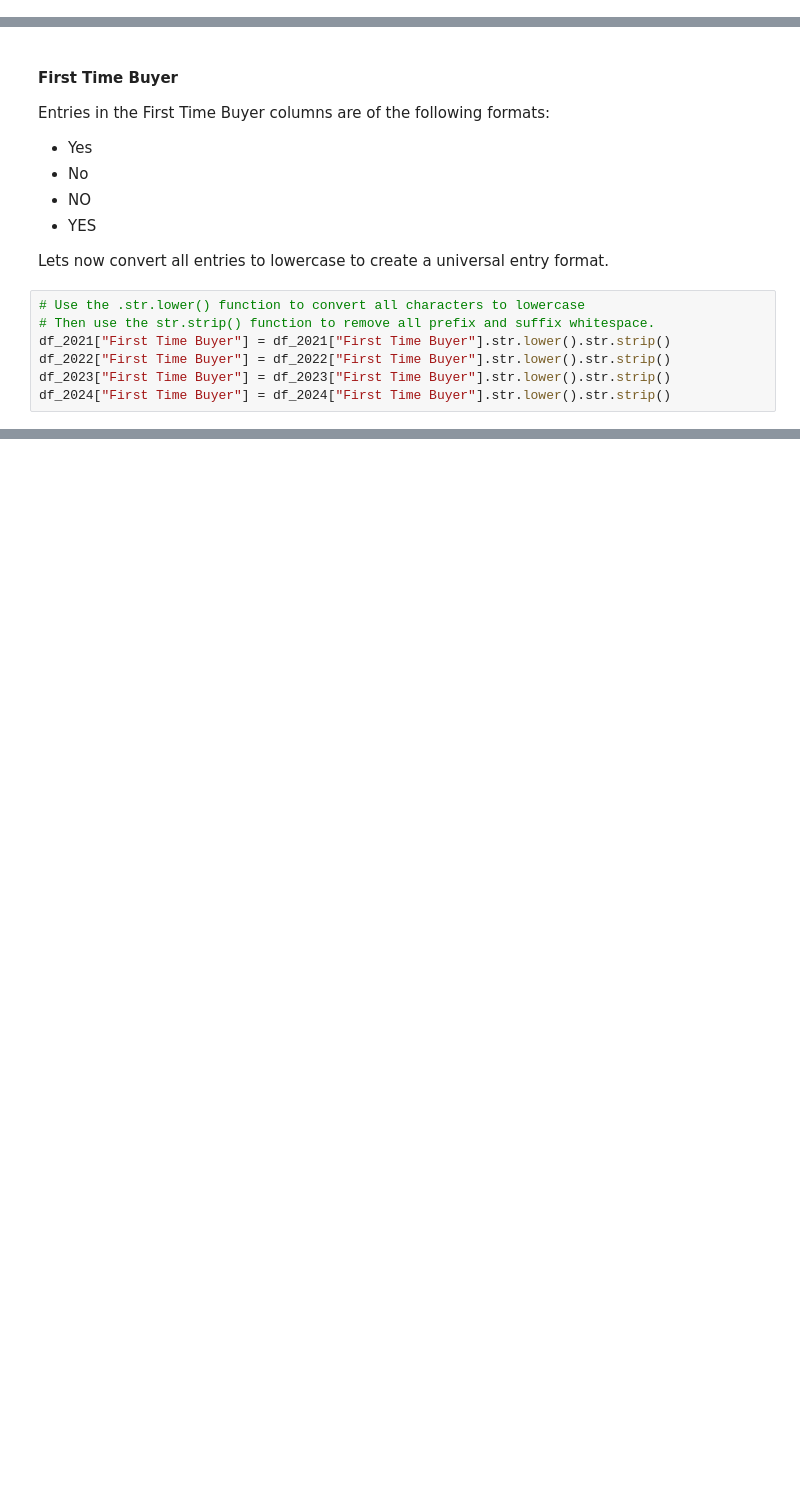
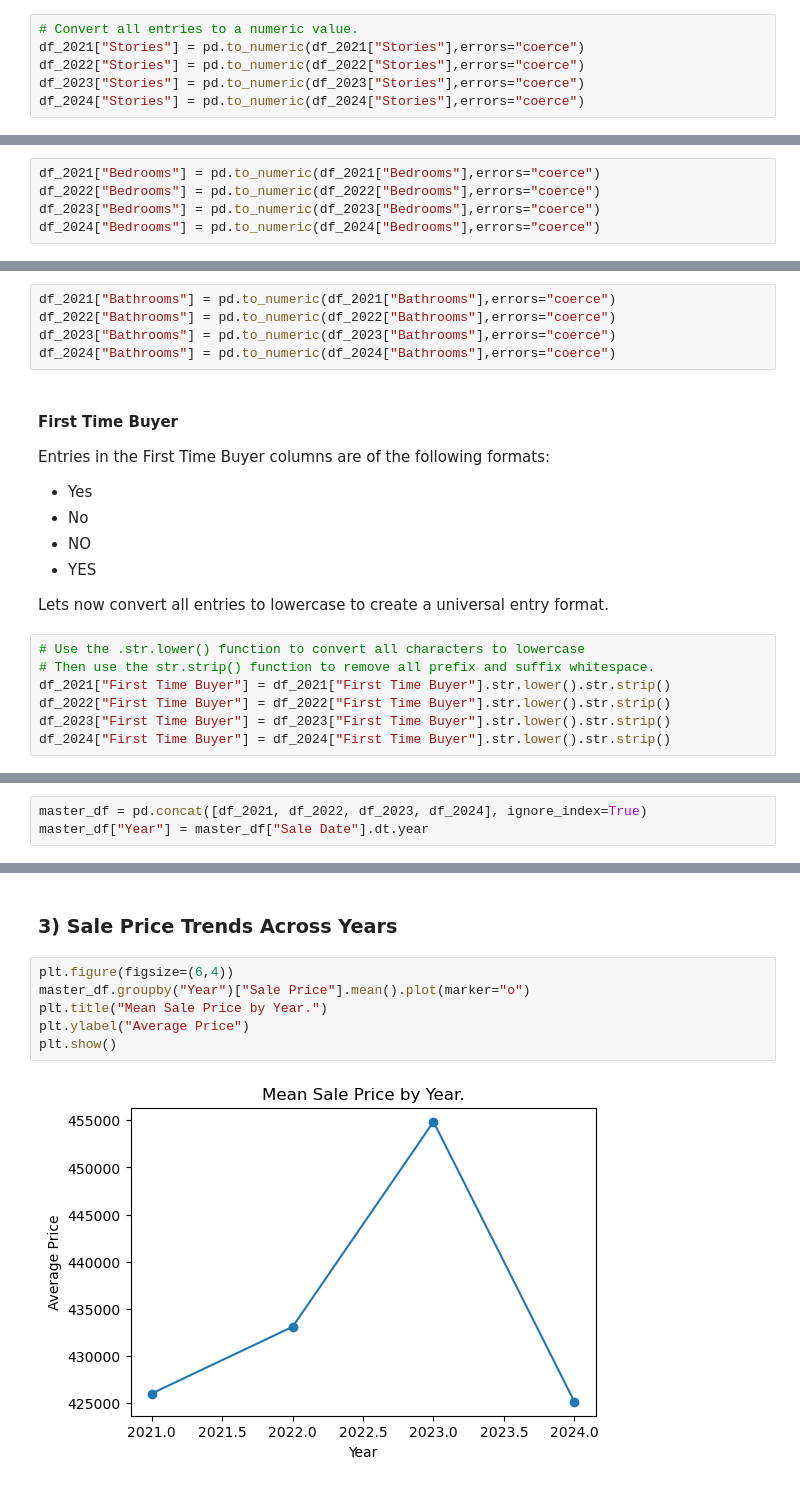
Before and after one commit to frederick2003/Property-Sales-Data-Analysis, a Jupyter notebook: Analysis.ipynb, the cells around one changed output, grey strips where cells are left out. Cells and saved outputs as stored; diff of their text form; blank space fills up the shorter version.

```diff
--- a/Analysis.ipynb
+++ b/Analysis.ipynb
@@ -195,2 +226,8 @@ These are all valid format entries so no processing steps need to be completed.
+# %%
+# Convert all entries to a numeric value.
+df_2021["Stories"] = pd.to_numeric(df_2021["Stories"],errors="coerce")
+df_2022["Stories"] = pd.to_numeric(df_2022["Stories"],errors="coerce")
+df_2023["Stories"] = pd.to_numeric(df_2023["Stories"],errors="coerce")
+df_2024["Stories"] = pd.to_numeric(df_2024["Stories"],errors="coerce")
 # %% [markdown]
 #### Bedrooms
@@ -200,2 +238,7 @@ No data cleaning needs to be done to these columns.
+# %%
+df_2021["Bedrooms"] = pd.to_numeric(df_2021["Bedrooms"],errors="coerce")
+df_2022["Bedrooms"] = pd.to_numeric(df_2022["Bedrooms"],errors="coerce")
+df_2023["Bedrooms"] = pd.to_numeric(df_2023["Bedrooms"],errors="coerce")
+df_2024["Bedrooms"] = pd.to_numeric(df_2024["Bedrooms"],errors="coerce")
 # %% [markdown]
 #### Bathrooms
@@ -205,3 +249,8 @@ No data cleaning needs to be done to these columns.
+# %%
+df_2021["Bathrooms"] = pd.to_numeric(df_2021["Bathrooms"],errors="coerce")
+df_2022["Bathrooms"] = pd.to_numeric(df_2022["Bathrooms"],errors="coerce")
+df_2023["Bathrooms"] = pd.to_numeric(df_2023["Bathrooms"],errors="coerce")
+df_2024["Bathrooms"] = pd.to_numeric(df_2024["Bathrooms"],errors="coerce")
 # %% [markdown]
 #### First Time Buyer
 Entries in the First Time Buyer columns are of the following formats:
@@ -220,0 +287,3 @@ df_2024["First Time Buyer"] = df_2024["First Time Buyer"].str.lower().str.strip(
+# %%
+master_df = pd.concat([df_2021, df_2022, df_2023, df_2024], ignore_index=True)
+master_df["Year"] = master_df["Sale Date"].dt.year
@@ -220,0 +322,10 @@ df_2024["First Time Buyer"] = df_2024["First Time Buyer"].str.lower().str.strip(
+# %% [markdown]
+###  3) Sale Price Trends Across Years
+# %%
+plt.figure(figsize=(6,4))
+master_df.groupby("Year")["Sale Price"].mean().plot(marker="o")
+plt.title("Mean Sale Price by Year.")
+plt.ylabel("Average Price")
+plt.show()
+# %% [output]
+[figure, added]
```
Also changed, not shown: parts of 40 cells of this notebook, 9 other files.
